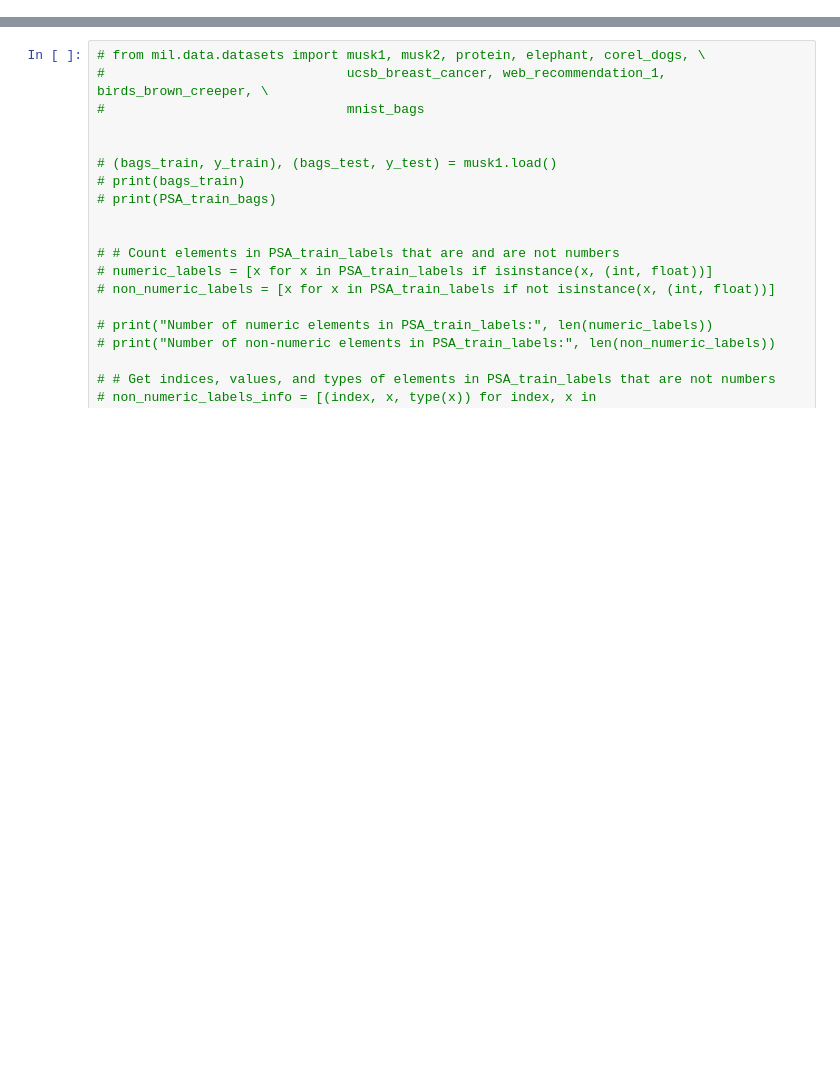
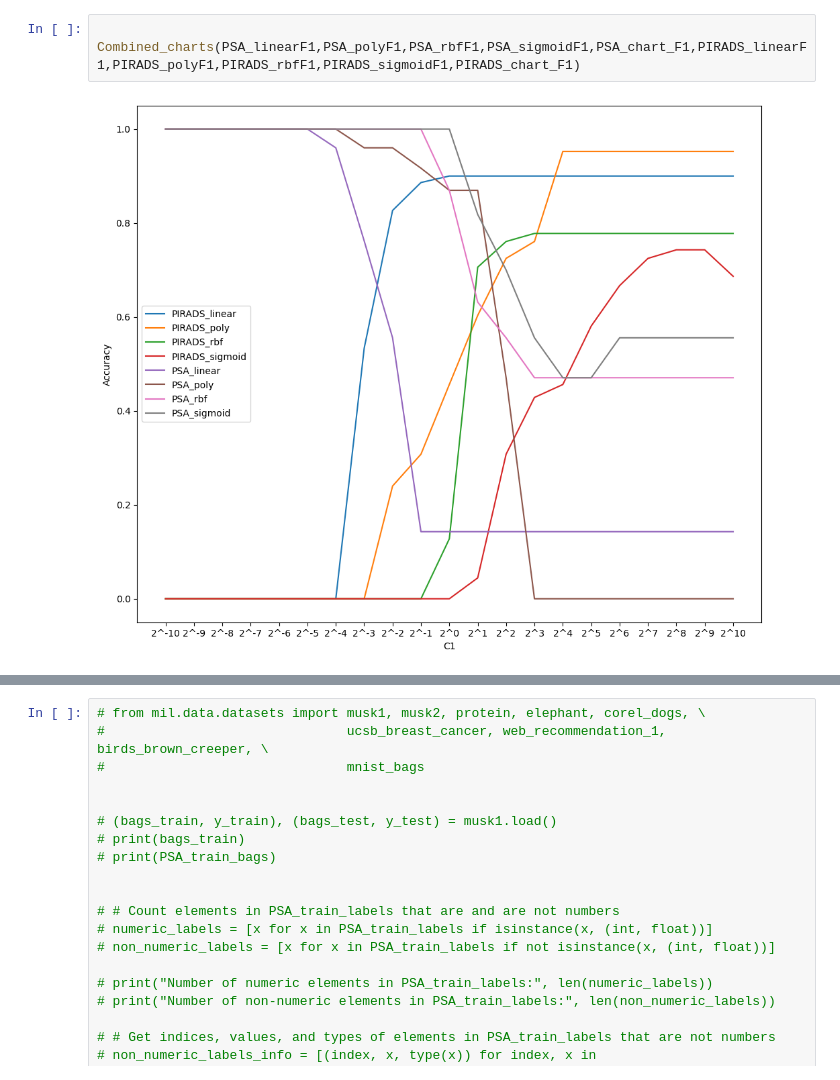
Before and after one commit to MavekGit/Feature_Classification, a Jupyter notebook: Klasyfikacja.ipynb, the cells around one changed output, grey strips where cells are left out. Drawn from its saved outputs; the diff is of its cells as text; blank space fills up the shorter version.

```diff
--- a/Klasyfikacja.ipynb
+++ b/Klasyfikacja.ipynb
@@ -0,0 +73,5 @@
+# %%
+
+Combined_charts(PSA_linearF1,PSA_polyF1,PSA_rbfF1,PSA_sigmoidF1,PSA_chart_F1,PIRADS_linearF1,PIRADS_polyF1,PIRADS_rbfF1,PIRADS_sigmoidF1,PIRADS_chart_F1)
+# %% [output]
+[figure, added]
```
Also changed, not shown: parts of 16 cells of this notebook.
